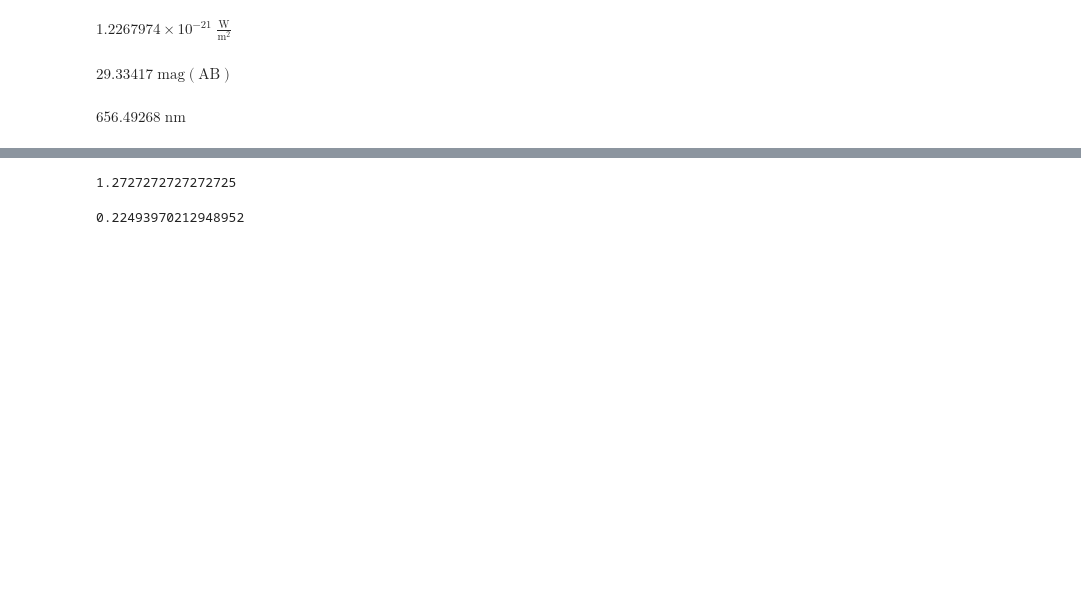
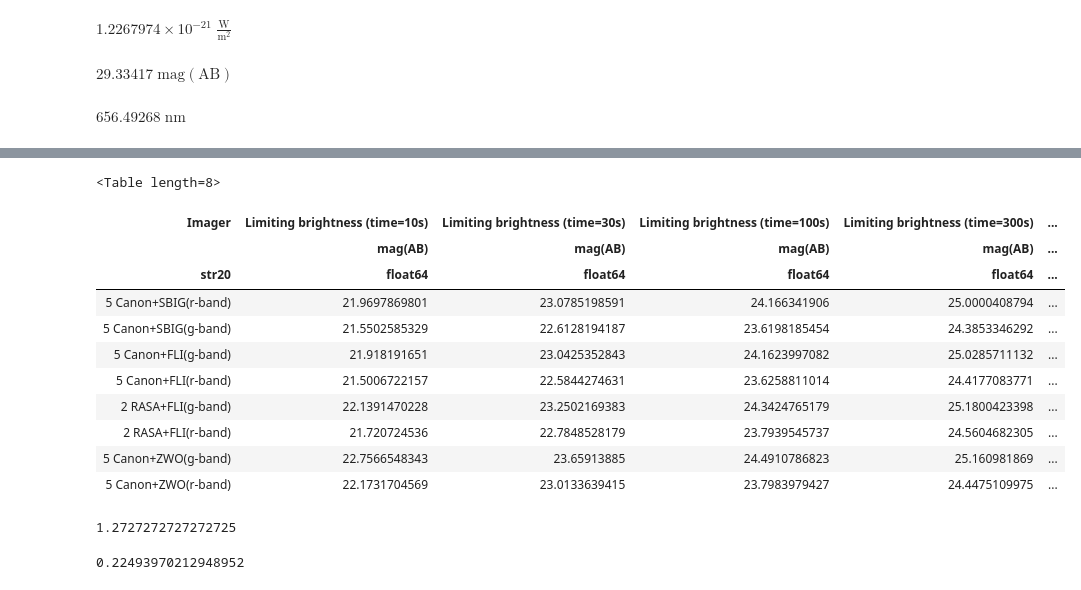
Before and after one commit to AnthonyHorton/signal-to-noise, a Jupyter notebook: Huntsman SNR.ipynb, the cells around one changed output, grey strips where cells are left out. Cells and saved outputs as stored; diff of their text form; code cells hidden in the pictures; blank space fills up the shorter version.

```diff
--- a/Huntsman SNR.ipynb
+++ b/Huntsman SNR.ipynb
@@ -360,3 +395,36 @@ plt.savefig('sensitivityplot1.png')
+# %%
+names=["Imager", "Limiting brightness (time=10s)", "Limiting brightness (time=30s)", "Limiting brightness (time=100s)", \
+       "Limiting brightness (time=300s)", "Limiting brightness (time=1000s)"]
+data_rows=[["5 Canon+SBIG(r-band)", pg[0].value , pg[2].value, pg[9].value, pg[29].value, pg[-1].value],
+           ["5 Canon+SBIG(g-band)", pr[0].value , pr[2].value, pr[9].value, pr[29].value, pr[-1].value],
+           ["5 Canon+FLI(g-band)", pg1[0].value, pg1[2].value, pg1[9].value, pg1[29].value, pg1[-1].value],
+           ["5 Canon+FLI(r-band)", pr1[0].value, pr1[2].value, pr1[9].value, pr1[29].value, pr1[-1].value],
+           ["2 RASA+FLI(g-band)", pg2[0].value, pg2[2].value, pg2[9].value, pg2[29].value, pg2[-1].value],
+           ["2 RASA+FLI(r-band)", pr2[0].value, pr2[2].value, pr2[9].value, pr2[29].value, pr2[-1].value],
+           ["5 Canon+ZWO(g-band)", pg3[0].value, pg3[2].value, pg3[9].value, pg3[29].value, pg3[-1].value],
+           ["5 Canon+ZWO(r-band)", pr3[0].value, pr3[2].value, pr3[9].value, pr3[29].value, pr3[-1].value]]
+comparison_table = Table(rows=data_rows, names=names)
+comparison_table['Limiting brightness (time=10s)'].unit=u.ABmag
+comparison_table['Limiting brightness (time=30s)'].unit=u.ABmag
+comparison_table['Limiting brightness (time=100s)'].unit=u.ABmag
+comparison_table['Limiting brightness (time=300s)'].unit=u.ABmag
+comparison_table['Limiting brightness (time=1000s)'].unit=u.ABmag
+comparison_table.show_in_notebook()
+comparison_table.write('resources/comparison_table.csv')
+comparison_table
+# %% [output]
+<Table length=8>
+| Imager | Limiting brightness (time=10s) | Limiting brightness (time=30s) | Limiting brightness (time=100s) | Limiting brightness (time=300s) | ... |
+|  | mag(AB) | mag(AB) | mag(AB) | mag(AB) | ... |
+| str20 | float64 | float64 | float64 | float64 | ... |
+| 5 Canon+SBIG(r-band) | 21.9697869801 | 23.0785198591 | 24.166341906 | 25.0000408794 | ... |
+| 5 Canon+SBIG(g-band) | 21.5502585329 | 22.6128194187 | 23.6198185454 | 24.3853346292 | ... |
+| 5 Canon+FLI(g-band) | 21.918191651 | 23.0425352843 | 24.1623997082 | 25.0285711132 | ... |
+| 5 Canon+FLI(r-band) | 21.5006722157 | 22.5844274631 | 23.6258811014 | 24.4177083771 | ... |
+| 2 RASA+FLI(g-band) | 22.1391470228 | 23.2502169383 | 24.3424765179 | 25.1800423398 | ... |
+| 2 RASA+FLI(r-band) | 21.720724536 | 22.7848528179 | 23.7939545737 | 24.5604682305 | ... |
+| 5 Canon+ZWO(g-band) | 22.7566548343 | 23.65913885 | 24.4910786823 | 25.160981869 | ... |
+| 5 Canon+ZWO(r-band) | 22.1731704569 | 23.0133639415 | 23.7983979427 | 24.4475109975 | ... |
 # %%
 2.8/2.2
 # %% [output]
```
Also changed, not shown: parts of 5 cells of this notebook, 4 other files.
